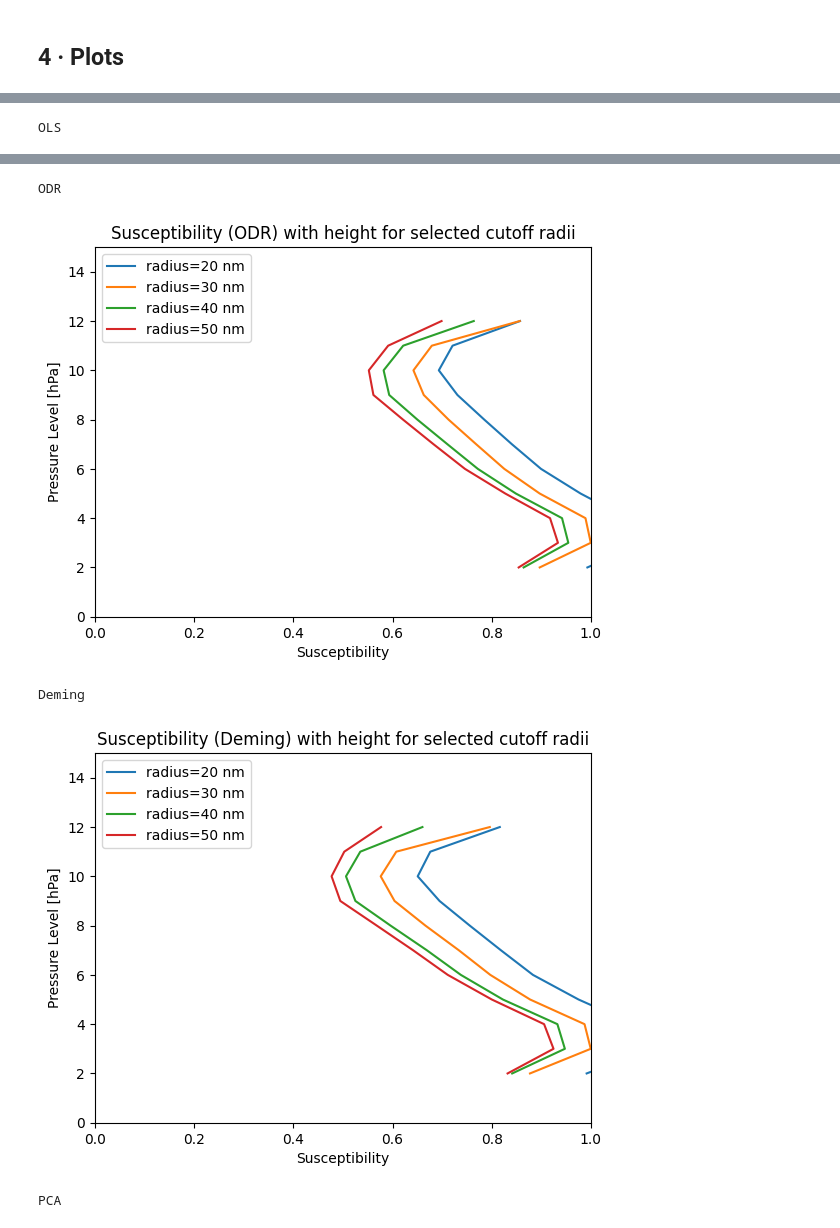
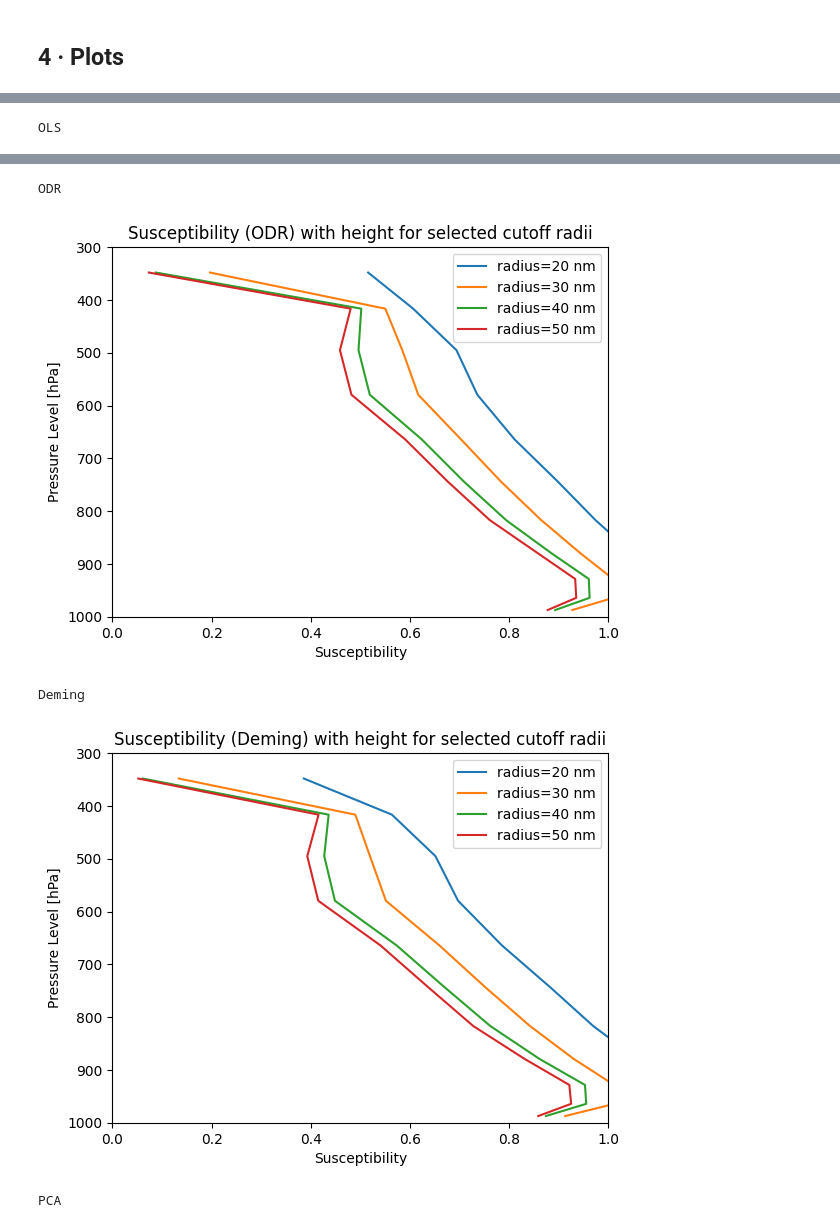
Before and after one commit to peter-churchill/PhD-Susceptibility, a Jupyter notebook: ecearth_stations_susc_regressions.ipynb, the cells around one changed output, grey strips where cells are left out. Drawn from its saved outputs; the diff is of its cells as text; code cells hidden in the pictures.

```diff
--- a/ecearth_stations_susc_regressions.ipynb
+++ b/ecearth_stations_susc_regressions.ipynb
@@ -147,3 +47,30 @@ CCN_all = xr.concat(all_stationsCCN, dim='station')
+# %%
+import dask
+dask.config.set(scheduler='synchronous')
+
+all_stations = []
+all_stationsCCN = []
+
+for station in stations:
+    # Loader does it all: regrids IFS onto 34 levels, builds CDNC (var22>=8640 mask),
+    # returns the aerosol modes for CCN.
+    EC_ds = Function.ECearthExtract_Dask(
+        EC_PATH, station, ['var20', 'var22'], ['var20', 'var22'], D_GRID, PNSD=False
+    )
+    CCN_ds = Function.ECEarthERF(EC_ds, RADII)
+
+    # Susceptibility fits (CCN and CDNC share the integer lev axis from the loader).
+    cdnc = EC_ds['CDNC'].chunk({'time': -1})
+
+    Level_susc_ds, Levels_CCN_ds = Function.susceptibility_by_level(CCN_ds, cdnc)
+    Susceptibility_AllLevs       = Function.compute_allLev(CCN_ds, cdnc)
+
+    Susceptibility_ds = xr.merge([Level_susc_ds, Susceptibility_AllLevs])
+    all_stations.append(Susceptibility_ds.assign_coords(station=station))
+    all_stationsCCN.append(Levels_CCN_ds.assign_coords(station=station))
+
+Susceptibility_all = xr.concat(all_stations, dim='station')
+CCN_all = xr.concat(all_stationsCCN, dim='station')
 # %%
 # Force evaluation of the lazy graph -> in-memory for plotting.
 Susceptibility_all = Susceptibility_all.compute()
@@ -178,9 +102,9 @@ def PLOTSusc_by_Level(ds = Susceptibility_all, Fit = 'OLS', station = 'SMR-II'):
     radii_to_plot = [20, 30, 40, 50]
     for r in radii_to_plot:
         ds[f'{Fit} slope'].sel(radius=r, station = station).plot(
-            y='lev',
-            yincrease=True,
-            ylim=[0, 15],
+            y='pressure_hPa',
+            yincrease=False,
+            ylim=[1000, 300],
             xlim = [0,1],
             label=f'radius={r} nm'
         )
@@ -201,5 +125,5 @@ OLS
 ODR
-[figure, old version]
+[figure, new version]
 Deming
-[figure, old version]
+[figure, new version]
 PCA
```
Also changed, not shown: parts of 9 cells of this notebook.
